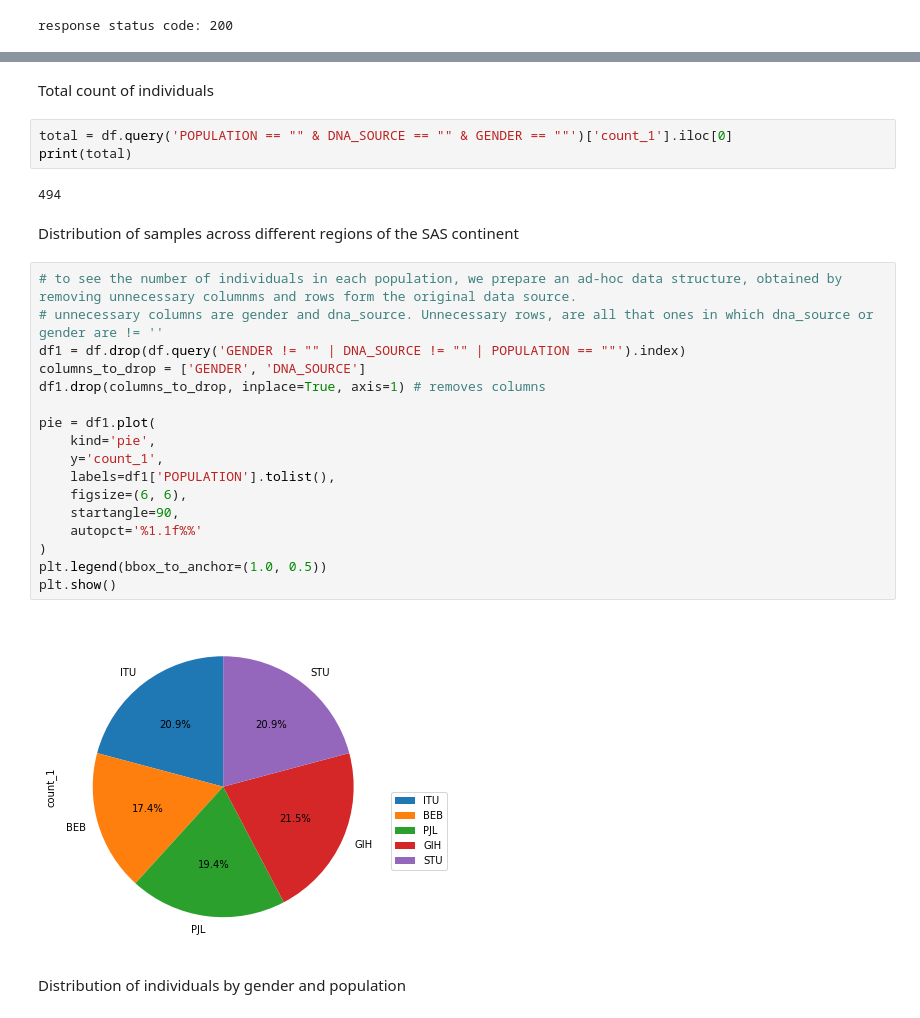
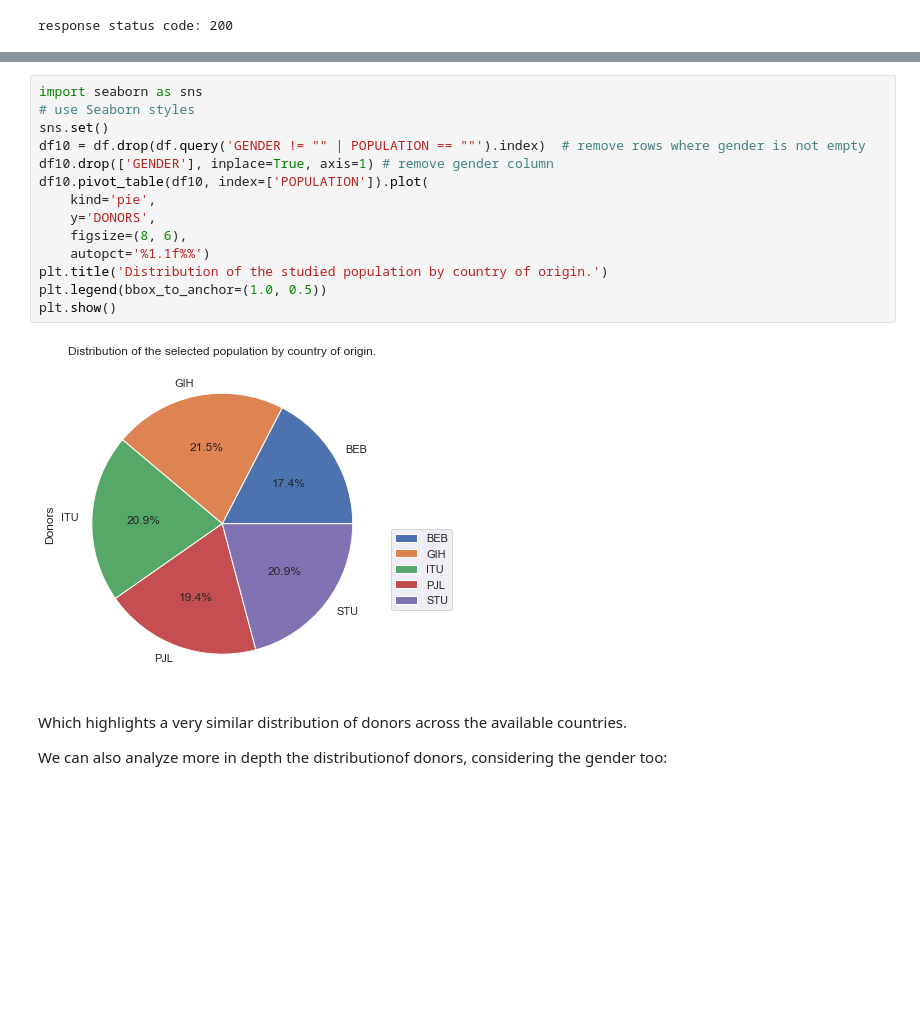
Before and after one commit to DEIB-GECO/VarSum, a Jupyter notebook: demo/donor_distribution_part_1.ipynb, the cells around one changed output, grey strips where cells are left out. Saved outputs shown, nothing was run; the diff lists cells and outputs as text; blank space fills up the shorter version.

```diff
--- a/demo/donor_distribution_part_1.ipynb
+++ b/demo/donor_distribution_part_1.ipynb
@@ -68,32 +70,22 @@ df
-# %% [markdown]
-Total count of individuals
-# %%
-total = df.query('POPULATION == "" & DNA_SOURCE == "" & GENDER == ""')['count_1'].iloc[0]
-print(total)
-# %% [output]
-494
-# %% [markdown]
-Distribution of samples across different regions of the SAS continent
-# %%
-# to see the number of individuals in each population, we prepare an ad-hoc data structure, obtained by removing unnecessary columnms and rows form the original data source.
-# unnecessary columns are gender and dna_source. Unnecessary rows, are all that ones in which dna_source or gender are != ''
-df1 = df.drop(df.query('GENDER != "" | DNA_SOURCE != "" | POPULATION == ""').index)
-columns_to_drop = ['GENDER', 'DNA_SOURCE']
-df1.drop(columns_to_drop, inplace=True, axis=1) # removes columns
-
-pie = df1.plot(
-    kind='pie',
-    y='count_1',
-    labels=df1['POPULATION'].tolist(),
-    figsize=(6, 6),
-    startangle=90,
-    autopct='%1.1f%%'
-)
-plt.legend(bbox_to_anchor=(1.0, 0.5))
-plt.show()
-# %% [output]
-[figure, removed]
-# %% [markdown]
-Distribution of individuals by gender and population
+# %%
+import seaborn as sns
+# use Seaborn styles
+sns.set()
+df10 = df.drop(df.query('GENDER != "" | POPULATION == ""').index)  # remove rows where gender is not empty
+df10.drop(['GENDER'], inplace=True, axis=1) # remove gender column
+df10.pivot_table(df10, index=['POPULATION']).plot(
+    kind='pie',
+    y='DONORS',
+    figsize=(8, 6),
+    autopct='%1.1f%%')
+plt.title('Distribution of the studied population by country of origin.')
+plt.legend(bbox_to_anchor=(1.0, 0.5))
+plt.show()
+# %% [output]
+[figure, added]
+# %% [markdown]
+Which highlights a very similar distribution of donors across the available countries.
+
+We can also analyze more in depth the distributionof donors, considering the gender too:
 # %%
 # prepare data frame
```
Also changed, not shown: parts of 8 cells of this notebook, 4 other files.
